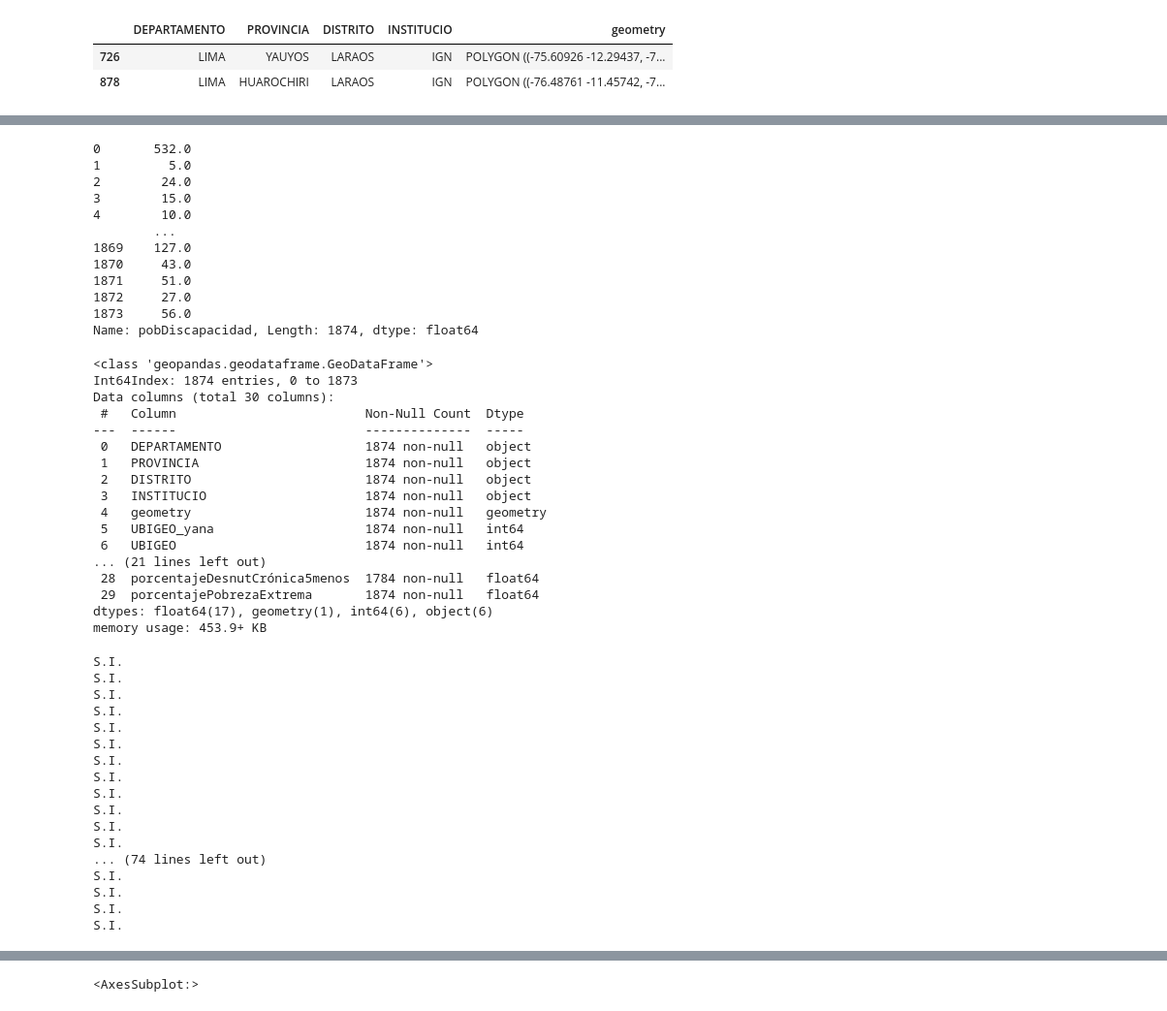
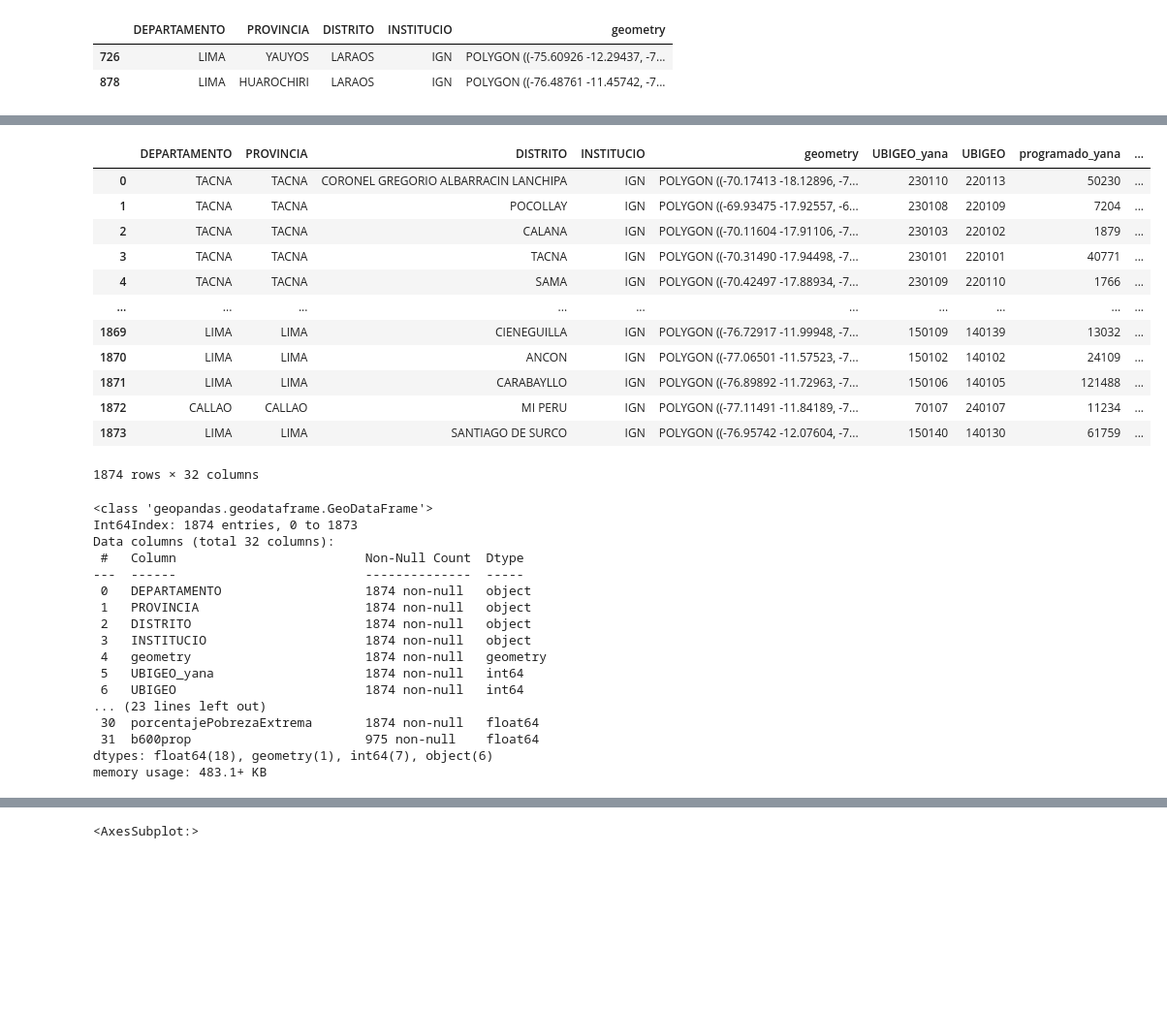
Before and after one commit to MAGALLANESJoseManuel/Midis_Bono600, a Jupyter notebook: PreDataMidis.ipynb, the cells around one changed output, grey strips where cells are left out. Shown: that part at 97% size. Drawn from its saved outputs; the diff is of its cells as text; code cells hidden in the pictures; blank space fills up the shorter version.

```diff
--- a/PreDataMidis.ipynb
+++ b/PreDataMidis.ipynb
@@ -1059,6 +1043,6 @@ CongrePresiYanay600CEPLAN
 CongrePresiYanay600CEPLAN.loc[:,'pobDiscapacidad']=pd.to_numeric(CongrePresiYanay600CEPLAN.pobDiscapacidad, errors='coerce')
 CongrePresiYanay600CEPLAN.loc[:,'superficie']=pd.to_numeric(CongrePresiYanay600CEPLAN.superficie, errors='coerce')
 CongrePresiYanay600CEPLAN.loc[:,'densidad']=pd.to_numeric(CongrePresiYanay600CEPLAN.densidad, errors='coerce')
-CongrePresiYanay600CEPLAN.loc[:,'porcentajeDesnutCrónica5menos']=pd.to_numeric(CongrePresiYanay600CEPLAN.porcentajeDesnutCrónica5menos, errors='coerce')
-
-CongrePresiYanay600CEPLAN.to_csv('CongrePresiYanay600CEPLAN.csv',index=False)
+CongrePresiYanay600CEPLAN.loc[:,'porcentajeDesnutCronica5menos']=pd.to_numeric(CongrePresiYanay600CEPLAN.porcentajeDesnutCronica5menos, errors='coerce')
+CongrePresiYanay600CEPLAN.conteoPobresExtremos=CongrePresiYanay600CEPLAN.conteoPobresExtremos.astype(int)
+CongrePresiYanay600CEPLAN['b600prop']=CongrePresiYanay600CEPLAN.ejecutado_b600/CongrePresiYanay600CEPLAN.programado_b600
@@ -1181,29 +1184,26 @@ memory usage: 424.6+ KB
-# %%
-datadismap.loc[:,'pobDiscapacidad']=pd.to_numeric(datadismap.pobDiscapacidad, errors='coerce')
-datadismap.loc[:,'superficie']=pd.to_numeric(datadismap.superficie, errors='coerce')
-datadismap.loc[:,'densidad']=pd.to_numeric(datadismap.densidad, errors='coerce')
-datadismap.loc[:,'porcentajeDesnutCrónica5menos']=pd.to_numeric(datadismap.porcentajeDesnutCrónica5menos, errors='coerce')
-# %% [output]
-0       532.0
-1         5.0
-2        24.0
-3        15.0
-4        10.0
-        ...
-1869    127.0
-1870     43.0
-1871     51.0
-1872     27.0
-1873     56.0
-Name: pobDiscapacidad, Length: 1874, dtype: float64
 # %%
-datadismap=datadismap.merge(CongrePresiYanay600CEPLAN,on=theKeys)
+midisceplanmap=datadismap.merge(CongrePresiYanay600CEPLAN,on=theKeys)
+midisceplanmap
+# %% [output]
+|  | DEPARTAMENTO | PROVINCIA | DISTRITO | INSTITUCIO | geometry | UBIGEO_yana | UBIGEO | programado_yana | ... |
+| 0 | TACNA | TACNA | CORONEL GREGORIO ALBARRACIN LANCHIPA | IGN | POLYGON ((-70.17413 -18.12896, -7... | 230110 | 220113 | 50230 | ... |
+| 1 | TACNA | TACNA | POCOLLAY | IGN | POLYGON ((-69.93475 -17.92557, -6... | 230108 | 220109 | 7204 | ... |
+| 2 | TACNA | TACNA | CALANA | IGN | POLYGON ((-70.11604 -17.91106, -7... | 230103 | 220102 | 1879 | ... |
+| 3 | TACNA | TACNA | TACNA | IGN | POLYGON ((-70.31490 -17.94498, -7... | 230101 | 220101 | 40771 | ... |
+| 4 | TACNA | TACNA | SAMA | IGN | POLYGON ((-70.42497 -17.88934, -7... | 230109 | 220110 | 1766 | ... |
+| ... | ... | ... | ... | ... | ... | ... | ... | ... | ... |
+| 1869 | LIMA | LIMA | CIENEGUILLA | IGN | POLYGON ((-76.72917 -11.99948, -7... | 150109 | 140139 | 13032 | ... |
+| 1870 | LIMA | LIMA | ANCON | IGN | POLYGON ((-77.06501 -11.57523, -7... | 150102 | 140102 | 24109 | ... |
+| 1871 | LIMA | LIMA | CARABAYLLO | IGN | POLYGON ((-76.89892 -11.72963, -7... | 150106 | 140105 | 121488 | ... |
+| 1872 | CALLAO | CALLAO | MI PERU | IGN | POLYGON ((-77.11491 -11.84189, -7... | 70107 | 240107 | 11234 | ... |
+| 1873 | LIMA | LIMA | SANTIAGO DE SURCO | IGN | POLYGON ((-76.95742 -12.07604, -7... | 150140 | 140130 | 61759 | ... |
+1874 rows × 32 columns
 # %%
-datadismap.info()
+midisceplanmap.info()
 # %% [output]
 <class 'geopandas.geodataframe.GeoDataFrame'>
 Int64Index: 1874 entries, 0 to 1873
-Data columns (total 30 columns):
+Data columns (total 32 columns):
  #   Column                         Non-Null Count  Dtype
 ---  ------                         --------------  -----
  0   DEPARTAMENTO                   1874 non-null   object
@@ -1213,8 +1213,8 @@ Data columns (total 30 columns):
  4   geometry                       1874 non-null   geometry
  5   UBIGEO_yana                    1874 non-null   int64
  6   UBIGEO                         1874 non-null   int64
-... (21 lines left out)
- 28  porcentajeDesnutCrónica5menos  1784 non-null   float64
- 29  porcentajePobrezaExtrema       1874 non-null   float64
-dtypes: float64(17), geometry(1), int64(6), object(6)
-memory usage: 453.9+ KB
+... (23 lines left out)
+ 30  porcentajePobrezaExtrema       1874 non-null   float64
+ 31  b600prop                       975 non-null    float64
+dtypes: float64(18), geometry(1), int64(7), object(6)
+memory usage: 483.1+ KB
@@ -1226,24 +1221 @@ datadismap.loc[:,'porcentajeDesnutCrónica5menos']=pd.to_numeric(datadismap.porc
-# %%
-for val in datadismap.superficie:
-    try:
-        float(datadismap.superficie)
-except:
-# %% [output]
-S.I.
-S.I.
-S.I.
-S.I.
-S.I.
-S.I.
-S.I.
-S.I.
-S.I.
-S.I.
-S.I.
-S.I.
-... (74 lines left out)
-S.I.
-S.I.
-S.I.
-S.I.
 # %%
```
Also changed, not shown: parts of 24 cells of this notebook, 5 other files.
